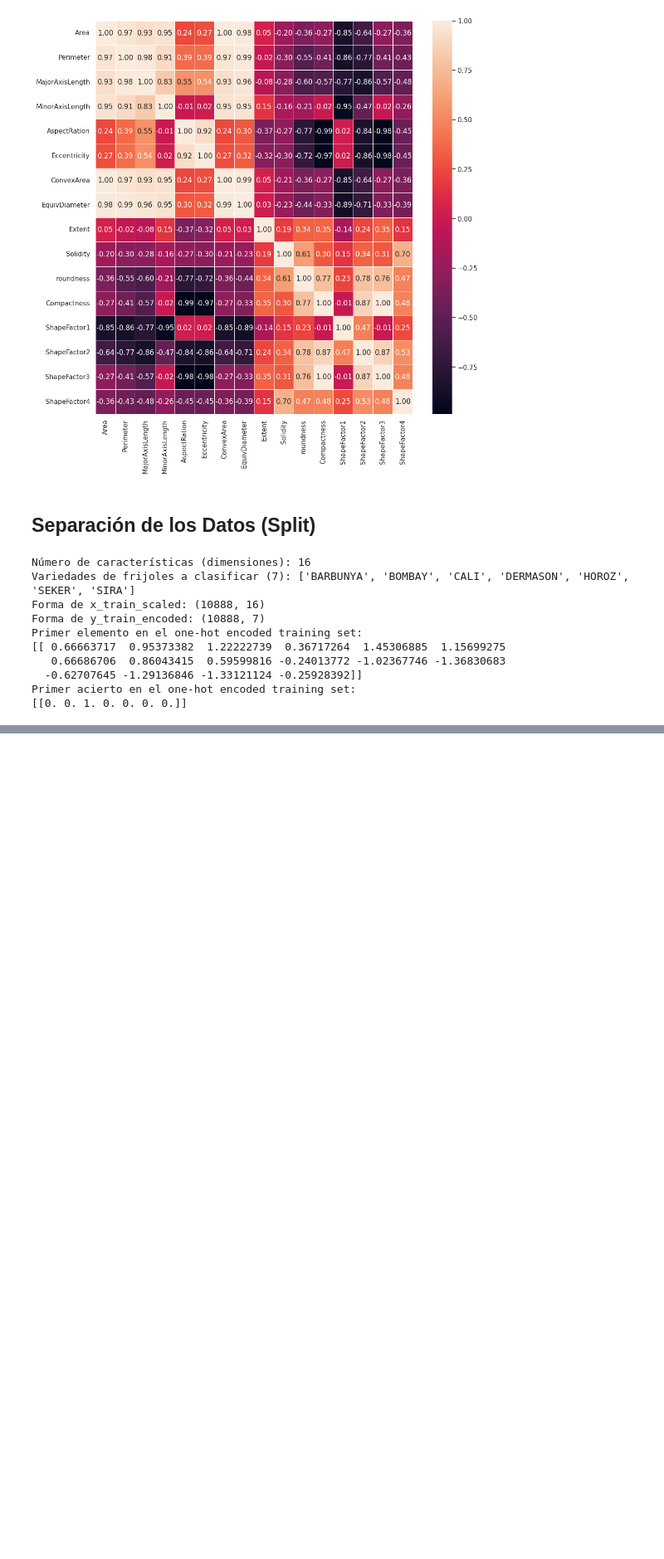
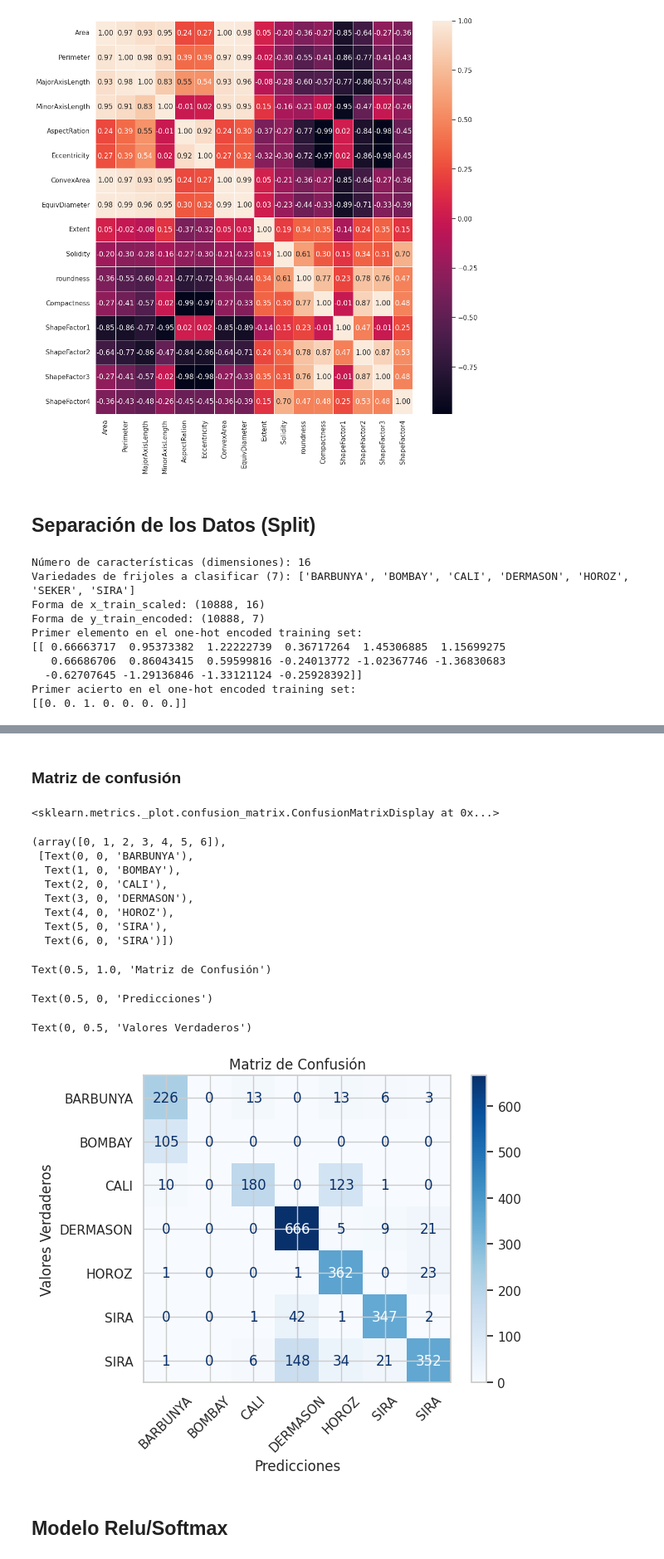
Before and after one commit to slugcraft/DryBeansClassification, a Jupyter notebook: DryBeansClassification.ipynb, the cells around one changed output, grey strips where cells are left out. Shown at 83% size. Drawn from its saved outputs; the diff is of its cells as text; code cells hidden in the pictures; blank space fills up the shorter version.

Commit message:
Modelo read me

```diff
--- a/DryBeansClassification.ipynb
+++ b/DryBeansClassification.ipynb
@@ -174,0 +188,17 @@ Primer acierto en el one-hot encoded training set:
+# %%
+modelSig = keras.Sequential([
+    layers.Input(shape=(x_train_scaled.shape[1],)),
+    layers.Dense(12, activation='sigmoid', name='hidden_layer_1'),
+    layers.Dense(3, activation='sigmoid', name='hidden_layer_2'),
+    layers.Dense(y_train_encoded.shape[1], activation='sigmoid', name='output_layer')
+])
+
+optimizer_adam = keras.optimizers.Adam(learning_rate=0.3)
+
+modelSig.compile(
+    optimizer=optimizer_adam,
+    loss='categorical_crossentropy',
+    metrics=['accuracy']
+)
+
+modelSig.summary()
@@ -174,0 +221,7 @@ Primer acierto en el one-hot encoded training set:
+# %%
+history = modelSig.fit(
+    x_train_scaled, y_train_encoded,
+    epochs=50,
+    batch_size=8,
+    validation_split=0.2,
+)
@@ -174,0 +248,5 @@ Primer acierto en el one-hot encoded training set:
+# %%
+predictions = modelSig.predict(x_test_scaled)
+predicted_classes = np.argmax(predictions, axis=1)
+
+true_classes = np.argmax(y_test_encoded, axis=1)
@@ -175,3 +255,31 @@ Primer acierto en el one-hot encoded training set:
+# %% [markdown]
+### **Matriz de confusión**
+# %%
+labels = ['BARBUNYA','BOMBAY', 'CALI', 'DERMASON', 'HOROZ', 'SIRA', 'SIRA']
+confusion_matrix_model = confusion_matrix(true_classes, predicted_classes)
+display_matrix = ConfusionMatrixDisplay(confusion_matrix=confusion_matrix_model, display_labels=labels)
+display_matrix.plot(cmap=plt.cm.Blues)
+plt.xticks(rotation=45)
+plt.title('Matriz de Confusión')
+plt.xlabel('Predicciones')
+plt.ylabel('Valores Verdaderos')
+plt.show()
+# %% [output]
+<sklearn.metrics._plot.confusion_matrix.ConfusionMatrixDisplay at 0x...>
+(array([0, 1, 2, 3, 4, 5, 6]),
+ [Text(0, 0, 'BARBUNYA'),
+  Text(1, 0, 'BOMBAY'),
+  Text(2, 0, 'CALI'),
+  Text(3, 0, 'DERMASON'),
+  Text(4, 0, 'HOROZ'),
+  Text(5, 0, 'SIRA'),
+  Text(6, 0, 'SIRA')])
+Text(0.5, 1.0, 'Matriz de Confusión')
+Text(0.5, 0, 'Predicciones')
+Text(0, 0.5, 'Valores Verdaderos')
+[figure, added]
+# %% [markdown]
+## **Modelo Relu/Softmax**
 # %%
 
 model = keras.Sequential([
```
Also changed, not shown: parts of 14 cells of this notebook, 1 other file.
